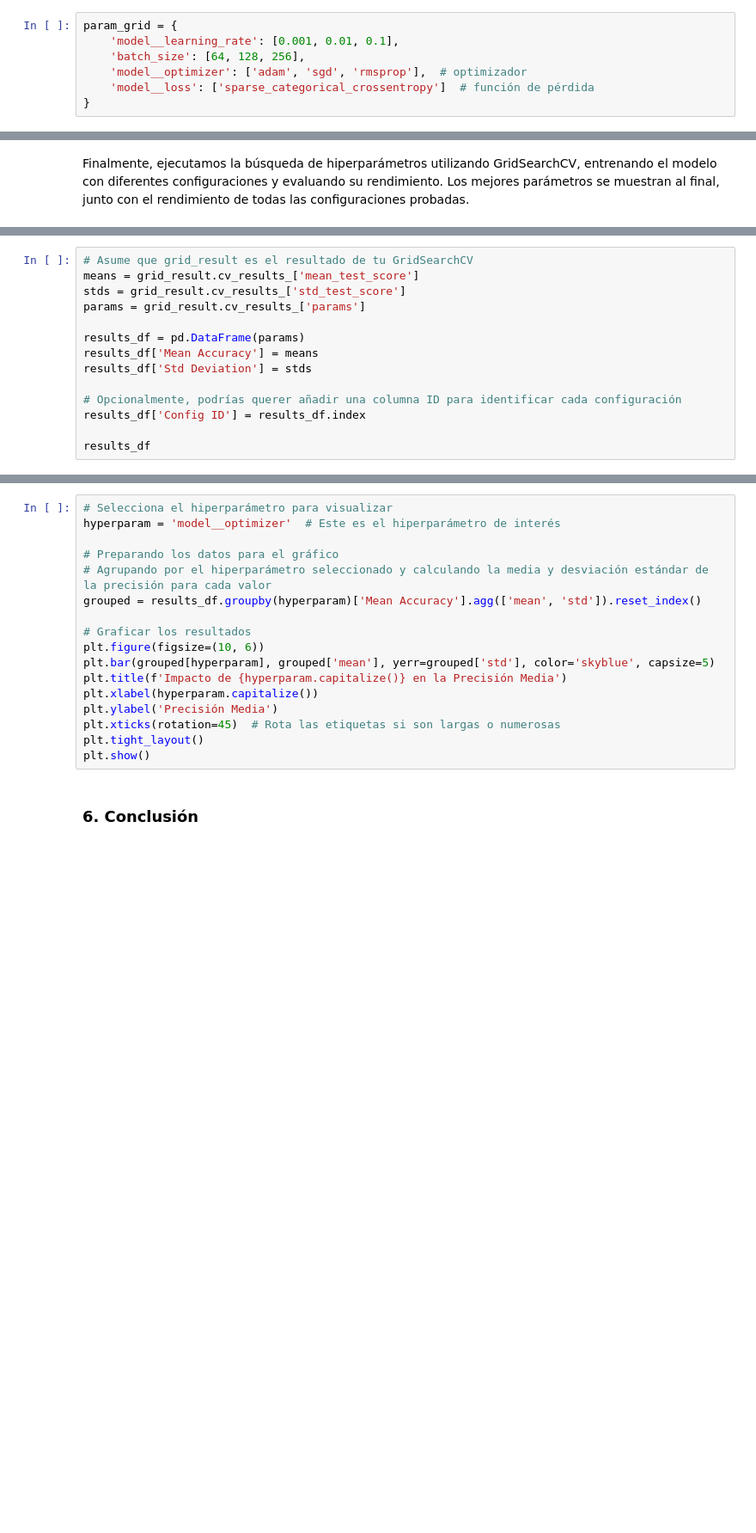
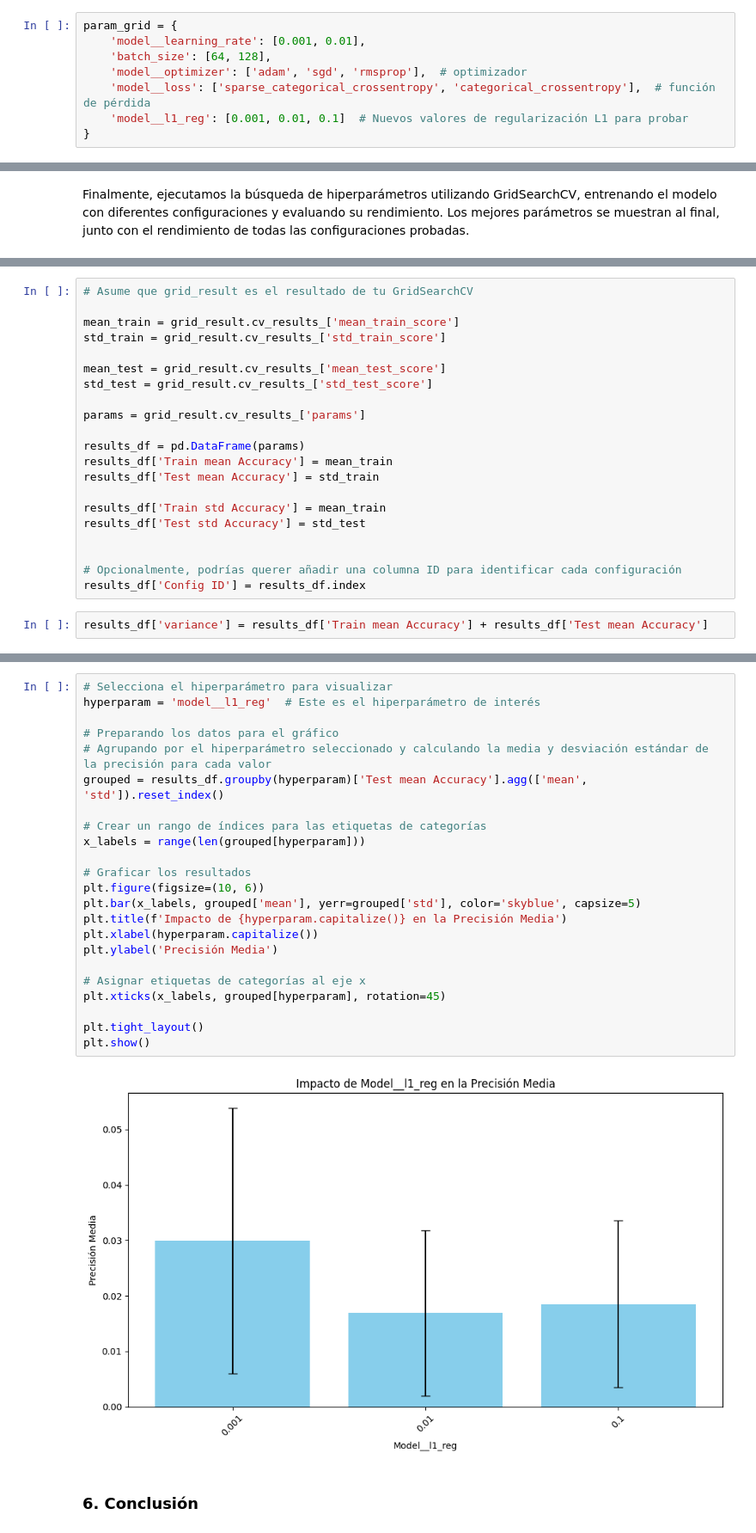
Before and after one commit to JCaballerot/Deep-Learning-Program, a Jupyter notebook: Topicos_avanzados/CIFAR10.ipynb, the cells around one changed output, grey strips where cells are left out. Shown at 86% size. Drawn from its saved outputs; the diff is of its cells as text; blank space fills up the shorter version.

```diff
--- a/Topicos_avanzados/CIFAR10.ipynb
+++ b/Topicos_avanzados/CIFAR10.ipynb
@@ -91,10 +103,11 @@ y_test_one_hot = to_categorical(y_test_sampled, 10)
 Establecemos una grilla de hiperparámetros para explorar diferentes configuraciones de tasa de aprendizaje, tamaño de lote, optimizadores y funciones de pérdida, y preparamos nuestro modelo para la optimización.
 # %%
 param_grid = {
-    'model__learning_rate': [0.001, 0.01, 0.1],
-    'batch_size': [64, 128, 256],
+    'model__learning_rate': [0.001, 0.01],
+    'batch_size': [64, 128],
     'model__optimizer': ['adam', 'sgd', 'rmsprop'],  # optimizador
-    'model__loss': ['sparse_categorical_crossentropy']  # función de pérdida
+    'model__loss': ['sparse_categorical_crossentropy', 'categorical_crossentropy'],  # función de pérdida
+    'model__l1_reg': [0.001, 0.01, 0.1]  # Nuevos valores de regularización L1 para probar
 }
 # %% [markdown]
 ### 6. Ejecución de la búsqueda de hiperparámetros y resultados
@@ -126,14 +286,23 @@ std_train = grid_result.cv_results_['std_train_score']
 # %%
 # Asume que grid_result es el resultado de tu GridSearchCV
-means = grid_result.cv_results_['mean_test_score']
-stds = grid_result.cv_results_['std_test_score']
+
+mean_train = grid_result.cv_results_['mean_train_score']
+std_train = grid_result.cv_results_['std_train_score']
+
+mean_test = grid_result.cv_results_['mean_test_score']
+std_test = grid_result.cv_results_['std_test_score']
+
 params = grid_result.cv_results_['params']
 
 results_df = pd.DataFrame(params)
-results_df['Mean Accuracy'] = means
-results_df['Std Deviation'] = stds
+results_df['Train mean Accuracy'] = mean_train
+results_df['Test mean Accuracy'] = std_train
+
+results_df['Train std Accuracy'] = mean_train
+results_df['Test std Accuracy'] = std_test
+
 
 # Opcionalmente, podrías querer añadir una columna ID para identificar cada configuración
 results_df['Config ID'] = results_df.index
-
-results_df
+# %%
+results_df['variance'] = results_df['Train mean Accuracy'] + results_df['Test mean Accuracy']
@@ -140,20 +329,28 @@ results_df
 # %%
 # Selecciona el hiperparámetro para visualizar
-hyperparam = 'model__optimizer'  # Este es el hiperparámetro de interés
+hyperparam = 'model__l1_reg'  # Este es el hiperparámetro de interés
 
 # Preparando los datos para el gráfico
 # Agrupando por el hiperparámetro seleccionado y calculando la media y desviación estándar de la precisión para cada valor
-grouped = results_df.groupby(hyperparam)['Mean Accuracy'].agg(['mean', 'std']).reset_index()
+grouped = results_df.groupby(hyperparam)['Test mean Accuracy'].agg(['mean', 'std']).reset_index()
+
+# Crear un rango de índices para las etiquetas de categorías
+x_labels = range(len(grouped[hyperparam]))
 
 # Graficar los resultados
 plt.figure(figsize=(10, 6))
-plt.bar(grouped[hyperparam], grouped['mean'], yerr=grouped['std'], color='skyblue', capsize=5)
+plt.bar(x_labels, grouped['mean'], yerr=grouped['std'], color='skyblue', capsize=5)
 plt.title(f'Impacto de {hyperparam.capitalize()} en la Precisión Media')
 plt.xlabel(hyperparam.capitalize())
 plt.ylabel('Precisión Media')
-plt.xticks(rotation=45)  # Rota las etiquetas si son largas o numerosas
+
+# Asignar etiquetas de categorías al eje x
+plt.xticks(x_labels, grouped[hyperparam], rotation=45)
+
 plt.tight_layout()
 plt.show()
+# %% [output]
+[figure, added]
 # %% [markdown]
 ### 6. Conclusión
 # %% [markdown]
```
Also changed, not shown: parts of 12 cells of this notebook.
